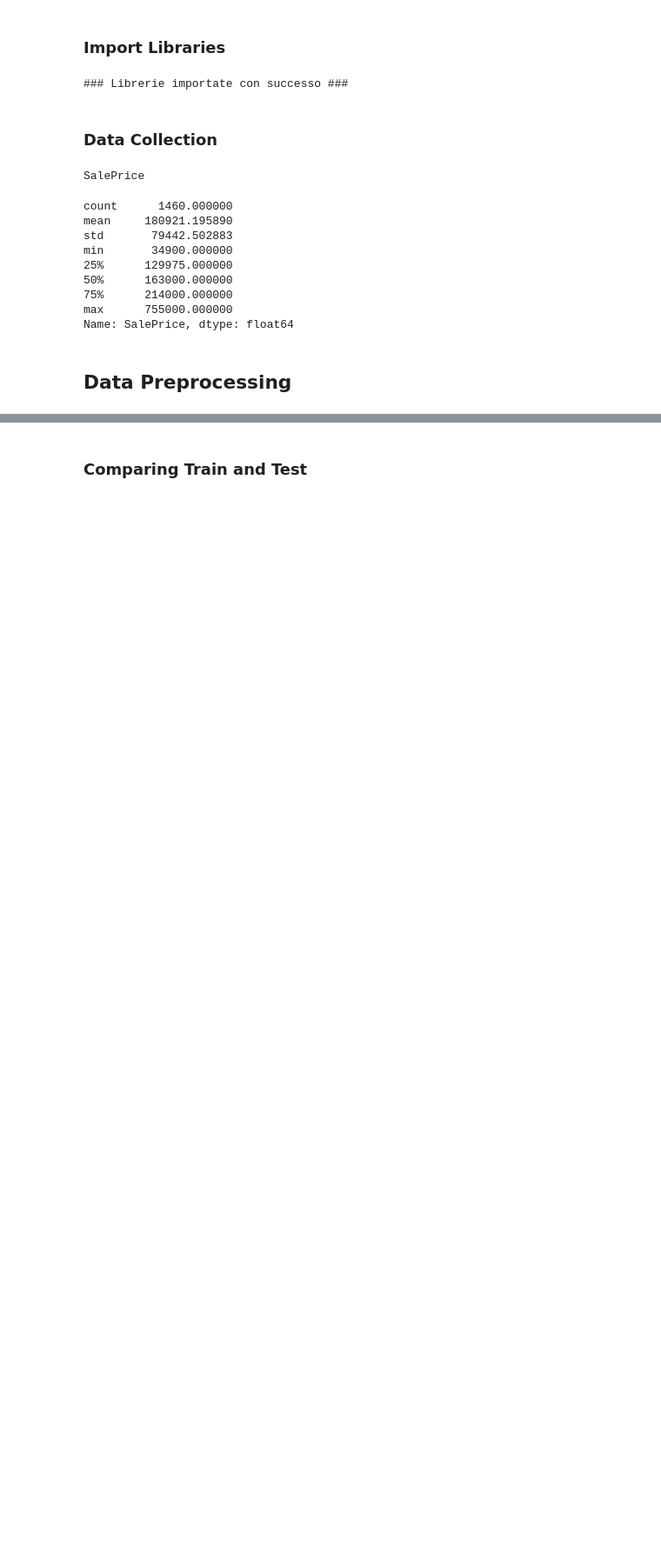
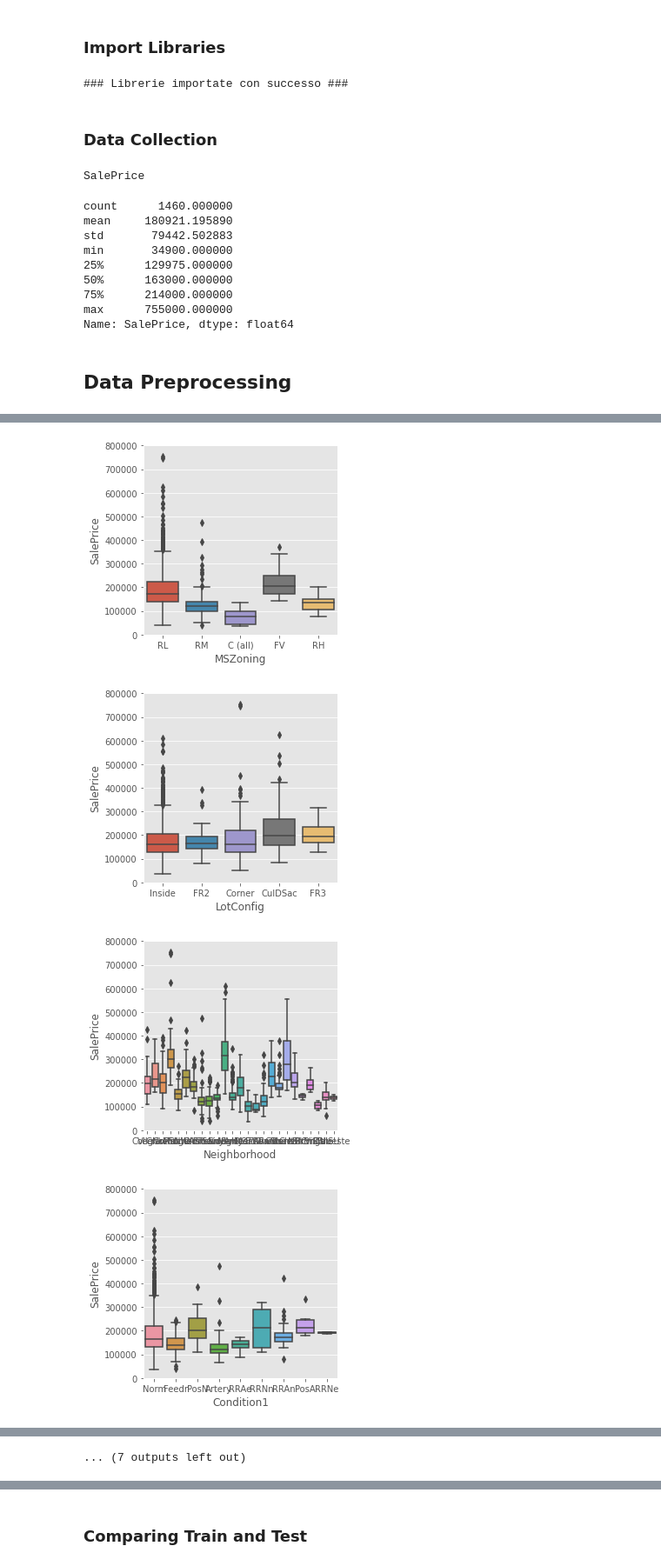
Before and after one commit to salvatore-drago/progettoBIGDATA-HousePrices, a Jupyter notebook: main.ipynb, the cells around one changed output, grey strips where cells are left out. Shown at 87% size. Cells and saved outputs as stored; diff of their text form; code cells hidden in the pictures; blank space fills up the shorter version.

```diff
--- a/main.ipynb
+++ b/main.ipynb
@@ -53,0 +162,5 @@ Name: SalePrice, dtype: float64
+# %%
+new_categorical = X1.select_dtypes(exclude='int64')
+new_categorical = new_categorical.select_dtypes(exclude='float64')
+columns_categorical = new_categorical.columns
+print(columns_categorical, '--------->  ' f'tot : {columns_categorical.size}') # sono le feature che dopo la trasformazione son comunque rimaste di tipo categorico
@@ -53,0 +175,11 @@ Name: SalePrice, dtype: float64
+# %%
+for var in columns_categorical:
+    data = pd.concat([df_train['SalePrice'],df_train[var]], axis=1)
+    f, ax =plt.subplots(figsize=(4,4))
+    fig = sns.boxplot(x=var, y ='SalePrice', data=data)
+    fig.axis(ymin=0, ymax=800000)
+# %% [output]
+[figure, added]
+[figure, added]
+[figure, added]
+[figure, added]
@@ -53,0 +194 @@ Name: SalePrice, dtype: float64
+... (7 outputs left out)
```
Also changed, not shown: parts of 15 cells of this notebook.
